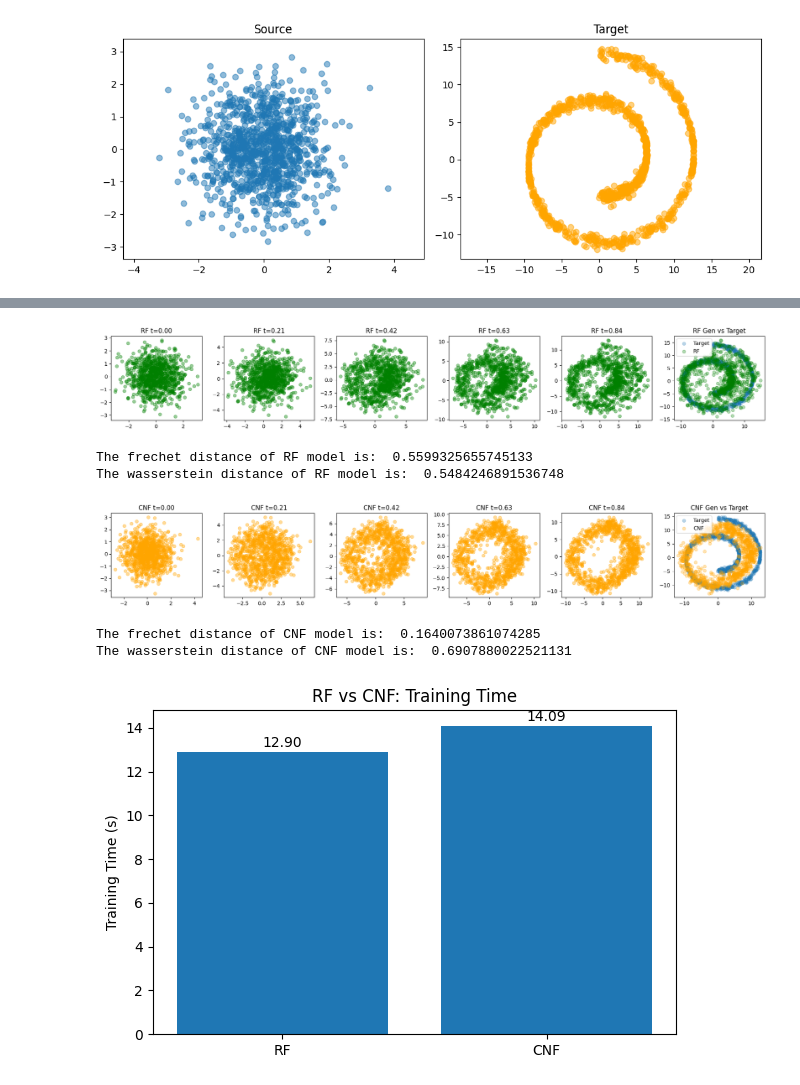
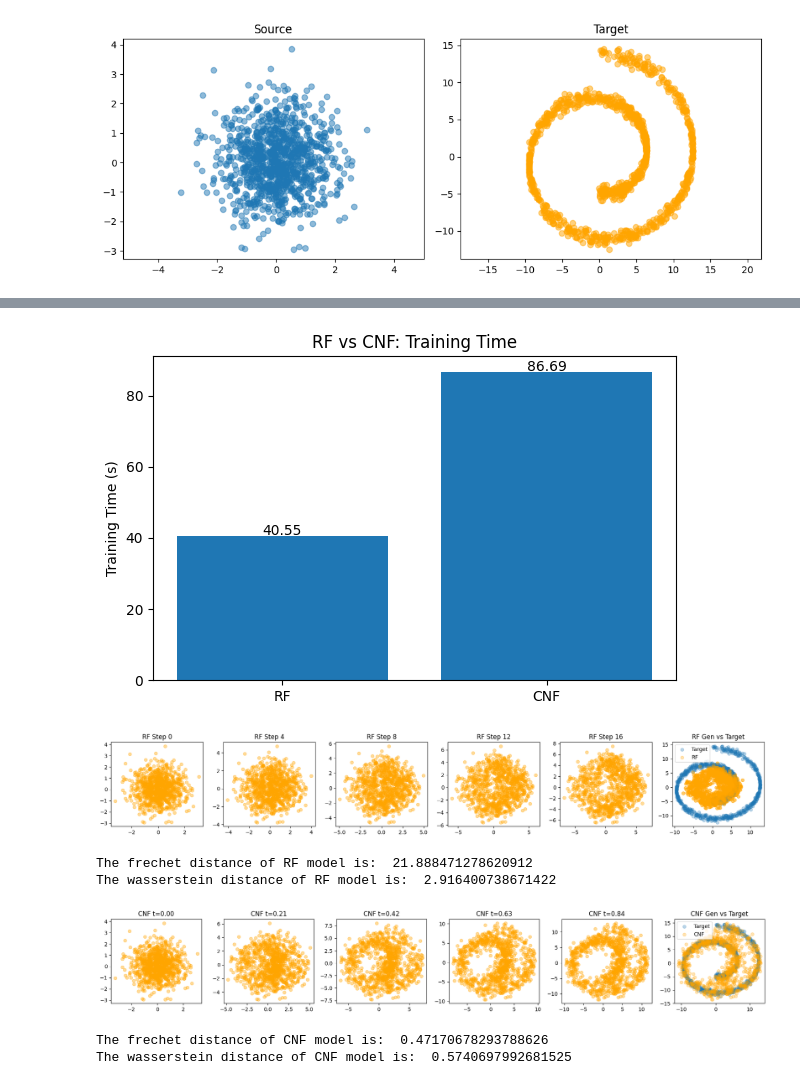
Before and after one commit to Lurkers990909/Flow-model, a Jupyter notebook: comparision_rf_cnf_revision.ipynb, the cells around one changed output, grey strips where cells are left out. Cells and saved outputs as stored; diff of their text form; code cells hidden in the pictures.

```diff
--- a/comparision_rf_cnf_revision.ipynb
+++ b/comparision_rf_cnf_revision.ipynb
@@ -9,7 +9,19 @@ import torch.optim as optim
 from torch.utils.data import DataLoader, TensorDataset
 
 from torchdiffeq import odeint
+import random
 
+def seed_everything(seed=42):
+    random.seed(seed)
+    np.random.seed(seed)
+    torch.manual_seed(seed)
+    torch.cuda.manual_seed_all(seed)
+
+    torch.backends.cudnn.deterministic = True
+    torch.backends.cudnn.benchmark = False
+
+
+seed_everything(42)
 
 # 2. Data Generation (shared)
 
@@ -61,7 +73,7 @@ plt.axis("equal")
 plt.tight_layout()
 plt.show()
 # %% [output]
-[figure, old version]
+[figure, new version]
 # %%
 # Re-import after kernel reset
 from scipy.linalg import sqrtm
@@ -154,7 +225,7 @@ def train_rf(model, dataloader, epochs=1000, lr=1e-3):
             t = torch.rand(x0.size(0), 1)
             xt = (1 - t) * x0 + t * x1
             v_target = x1 - x0
-            v_pred = model(xt, t)
+            v_pred = model(t, xt)
             loss = loss_fn(v_pred, v_target)
 
             optimizer.zero_grad()
@@ -291,7 +329,7 @@ if __name__ == "__main__":
     # Train models with timing and memory tracking
     print("Training Rectified Flow...")
     start_time = time.time()
-    train_rf(rf_model, dataloader)
+    train_rf(rf_model, dataloader,epochs=3000, lr=1e-4)
     rf_time = time.time() - start_time
     # tracemalloc.stop() (no longer needed)
     rf_time = time.time() - start_time
@@ -300,16 +338,12 @@ if __name__ == "__main__":
     print("Training Continuous Normalizing Flow...")
     torch.cuda.reset_peak_memory_stats()
     start_time = time.time()
-    train_cnf(cnf_model, target_data, epochs= 50)
+    train_cnf(cnf_model, target_data, epochs= 300)
     cnf_time = time.time() - start_time
     cnf_time = time.time() - start_time
 
 
 
-
-    # Visualize learned transformations
-    visualize_rf(rf_model)
-    visualize_cnf(cnf_model)
 
     # Compare timing and memory usage
     fig, ax = plt.subplots(1, 1, figsize=(6, 4))
@@ -342,7 +376,13 @@ Training Rectified Flow...
-[figure, old version]
+[figure, new version]
-The frechet distance of RF model is:  0.5599325655745133
-The wasserstein distance of RF model is:  0.5484246891536748
-[figure, removed]
-The frechet distance of CNF model is:  0.1640073861074285
-The wasserstein distance of CNF model is:  0.6907880022521131
-[figure, removed]
+# %%
+
+    # Visualize learned transformations
+    visualize_rf(rf_model, source_data = source_data, target_np=target_np)
+    visualize_cnf(cnf_model, source_data=source_data, target_np=target_np)
+# %% [output]
+[figure, added]
+The frechet distance of RF model is:  21.888471278620912
+The wasserstein distance of RF model is:  2.916400738671422
+[figure, added]
+The frechet distance of CNF model is:  0.47170678293788626
+The wasserstein distance of CNF model is:  0.5740697992681525
```
Also changed, not shown: parts of 3 cells of this notebook.
